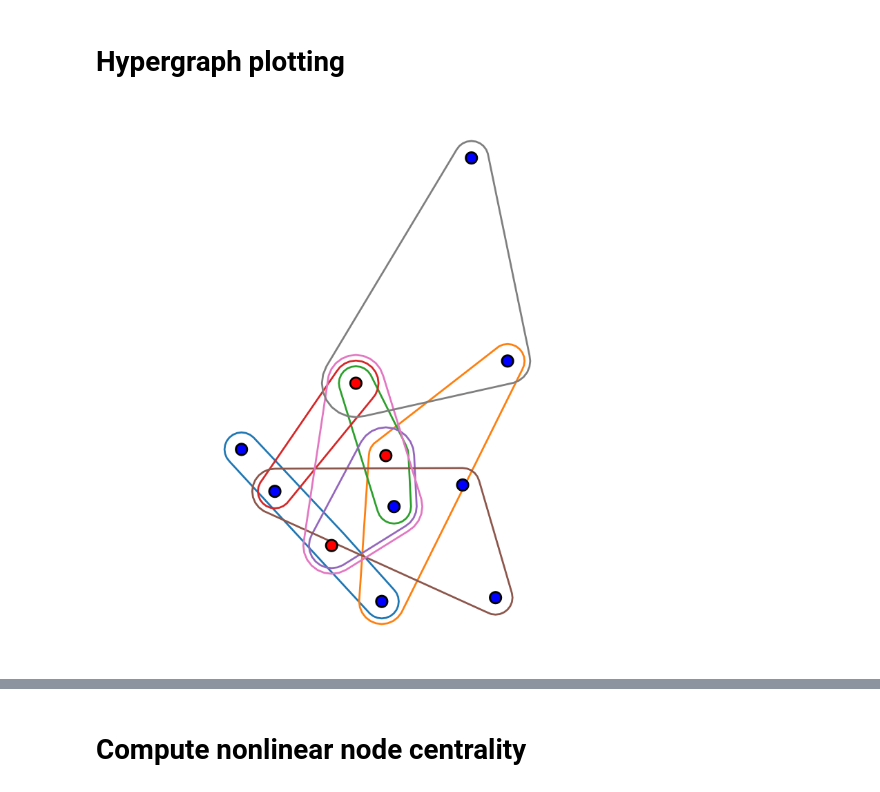
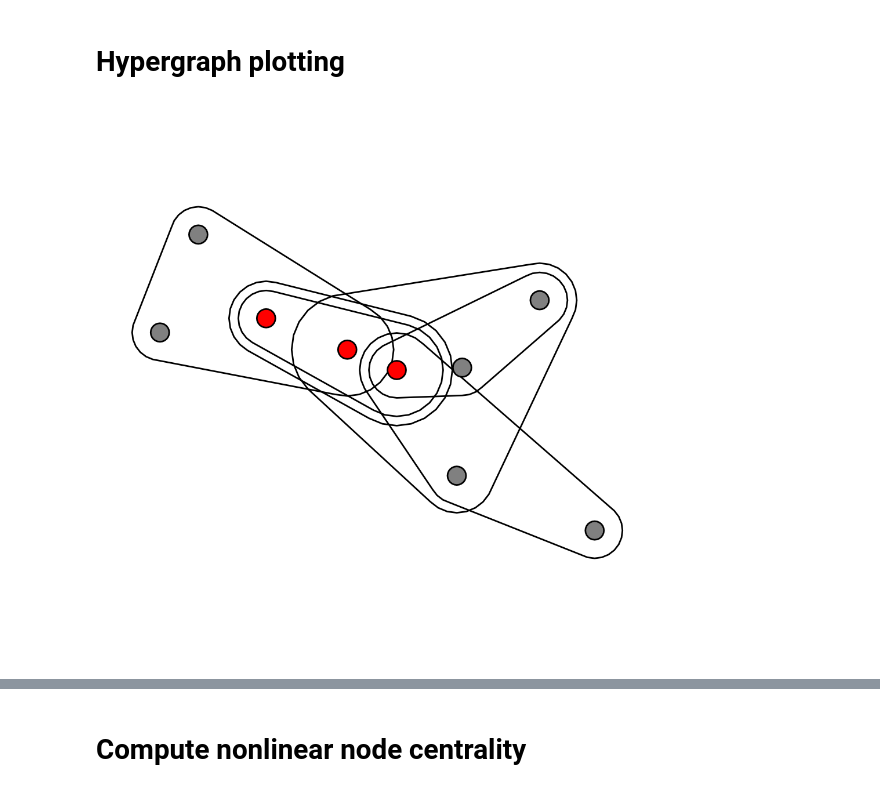
Before and after one commit to CooperStansbury/higher-order-single-cell, a Jupyter notebook: notebooks/toy_example.ipynb, the cells around one changed output, grey strips where cells are left out. Saved outputs shown, nothing was run; the diff lists cells and outputs as text; code cells hidden in the pictures.

```diff
--- a/notebooks/toy_example.ipynb
+++ b/notebooks/toy_example.ipynb
@@ -25,12 +25,12 @@ import matrix as matrix
 import centrality as central
 import core_utils
 # %%
-num_core_nodes = 4
-num_periphery_nodes = 10
+num_core_nodes = 3
+num_periphery_nodes = 12
 edge_probability_core = 0.95
-edge_probability_periphery = 0.1
+edge_probability_periphery = 0.075
 avg_edge_size = 3
-core_periphery_probability = 0.1
+core_periphery_probability = 0.125
 
 CP = core_utils.generate_core_periphery_hypergraph(
     num_core_nodes, num_periphery_nodes, edge_probability_core,
@@ -148,36 +149,37 @@ def to_hypernet(H):
     hypernet hypergrapgh"""
 
     iteractions = {}
 
     for idx, row in H.T.iterrows():
         iteractions[idx+1] = tuple(row[row == 1].index +1)
 
     hx = hnx.Hypergraph(iteractions)
     return hx
 
 
 hx = to_hypernet(H)
 
 def node_color(v):
-    if v in core_nodes:
+    if v - 1 in core_nodes:
         return 'r'
     else:
-        return 'b'
+        return 'grey'
 
 plt.rcParams['figure.dpi'] = 200
-plt.rcParams['figure.figsize'] = 5, 5
+plt.rcParams['figure.figsize'] = 6, 6
 
 plt.figure(facecolor='none')
 
 hnx.drawing.draw(
     hx,
     with_node_counts=False,
     with_edge_counts=False,
     with_edge_labels=False,
     with_node_labels=False,
-    nodes_kwargs={'color' : node_color, 'edgecolor' : 'k'},
+    node_radius=1.5,
+    nodes_kwargs={'color' : node_color, 'edgecolor' : 'k',},
     layout_kwargs = {'seed': 39},
-    # edges_kwargs={'edgecolors' : 'grey'},
+    edges_kwargs={'edgecolors' : 'k', 'linewidth' : 1,},
 )
 # %% [output]
-[figure, old version]
+[figure, new version]
```
Also changed, not shown: parts of 13 cells of this notebook, 13 other files.
